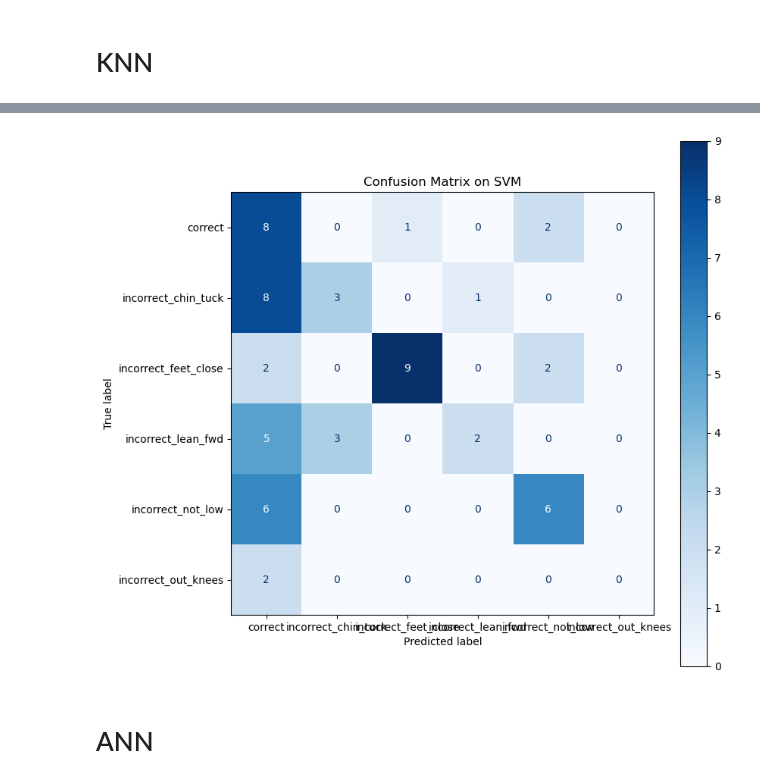
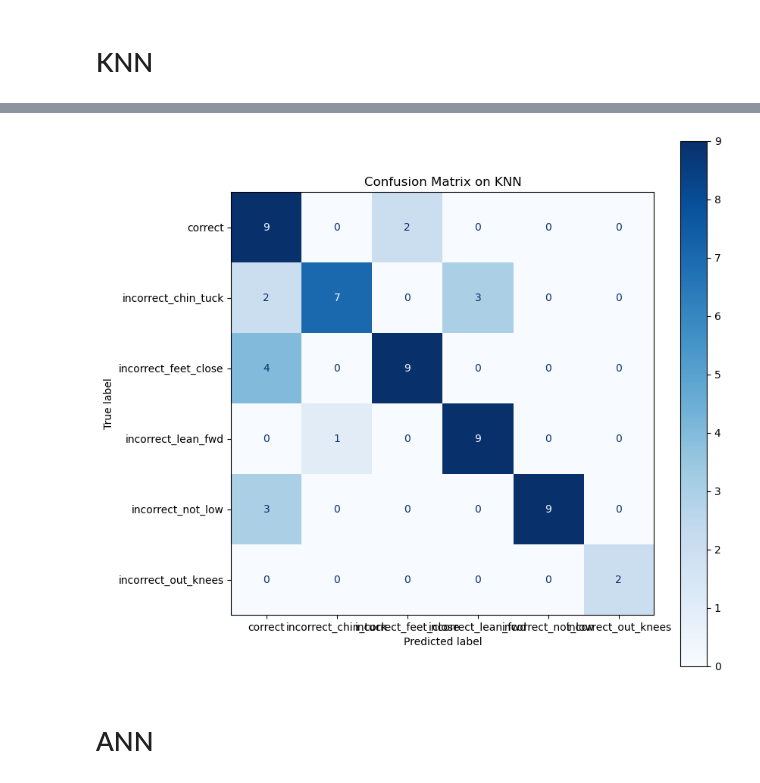
Before and after one commit to JeffreyLu1972543/QualityOfMovement, a Jupyter notebook: dataTraining.ipynb, the cells around one changed output, grey strips where cells are left out. Cells and saved outputs as stored; diff of their text form; code cells hidden in the pictures.

```diff
--- a/dataTraining.ipynb
+++ b/dataTraining.ipynb
@@ -196,3 +193,21 @@ print(f"Accuracy: {accuracy}")
 # %% [output]
 Accuracy: 1.0
 Accuracy: 0.5
+# %%
+model = DecisionTreeClassifier()
+
+# Define the grid of hyperparameters to search
+param_grid = {
+    'max_depth': [3, 5, 7, 9],
+    'min_samples_split': [2, 5, 10],
+    'min_samples_leaf': [1, 2, 4],
+    'criterion': ['gini', 'entropy']
+}
+
+# Perform a grid search to find the best hyperparameters
+grid_search = GridSearchCV(model, param_grid, cv=5)
+grid_search.fit(X_train, y_train)
+
+# Print the best hyperparameters and corresponding accuracy score
+print("Best hyperparameters: ", grid_search.best_params_)
+print("Best accuracy score: ", grid_search.best_score_)
@@ -199,6 +217,8 @@ Accuracy: 0.5
 # %%
+model = DecisionTreeClassifier(**grid_search.best_params_)
+model.fit(X_train, y_train)
 fig, ax = plt.subplots(figsize=(9,9))
-plot_confusion_matrix(svm, X_test, y_test, ax=ax ,cmap ="Blues")
+plot_confusion_matrix(model, X_test, y_test, ax=ax ,cmap ="Blues")
 plt.title("Confusion Matrix Decision tree")
 title = "Confusion Matrix"
 # %% [output]
@@ -210,17 +230,0 @@ from sklearn.neighbors import KNeighborsClassifier
-# %%
-models=[]
-accuracies = []
-training_times=[]
-for i in range(1, 8):
-    models.append(KNeighborsClassifier(n_neighbors=i))
-for model in models:
-    start = timeit.default_timer()
-    model.fit(X_train,y_train)
-    stop = timeit.default_timer()
-    y_pred = model.predict(X_test)
-    print(f'My first SVM classifier training_set accuracy: {model.score(X_train,y_train)}')
-    print(f'My first SVM classifier training_set accuracy: {model.score(X_test,y_test)}')
-    print(f'My first SVM classifier test_set accuracy: {accuracy_score(y_test, y_pred)}')
-    accuracies.append(accuracy_score(y_test, y_pred))
-    time=stop-start
-    training_times.append(time)
@@ -268,10 +266,12 @@ plt.legend(fontsize=7);
 # %%
+knn_best = KNeighborsClassifier(n_neighbors=3)
+knn_best.fit(X_train,y_train)
 fig, ax = plt.subplots(figsize=(9,9))
-plot_confusion_matrix(svm, X_test, y_test, ax=ax ,cmap ="Blues")
+plot_confusion_matrix(knn_best, X_test, y_test, ax=ax ,cmap ="Blues")
 plt.title("Confusion Matrix on KNN")
 title = "Confusion Matrix"
 # %% [output]
-[figure, old version]
+[figure, new version]
 # %% [markdown]
 # ANN
 # %%
```
Also changed, not shown: parts of 14 cells of this notebook, 1 other file.
